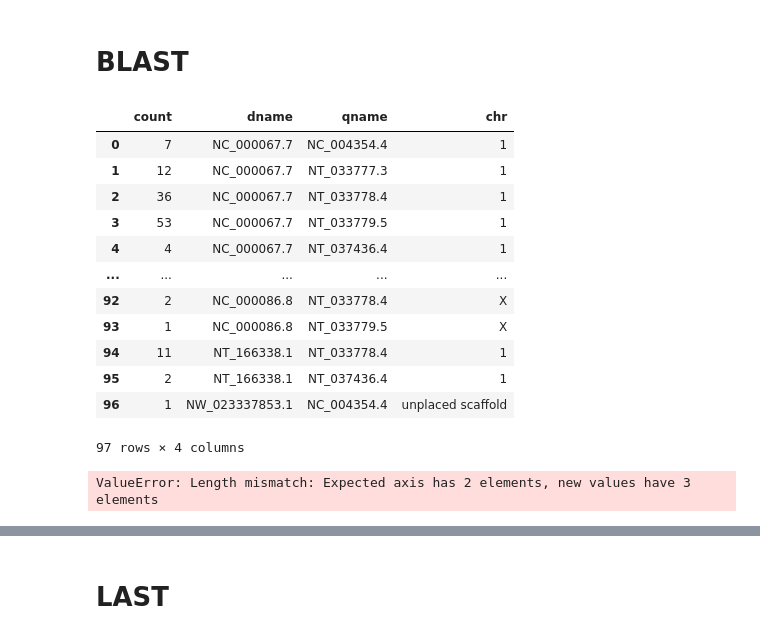
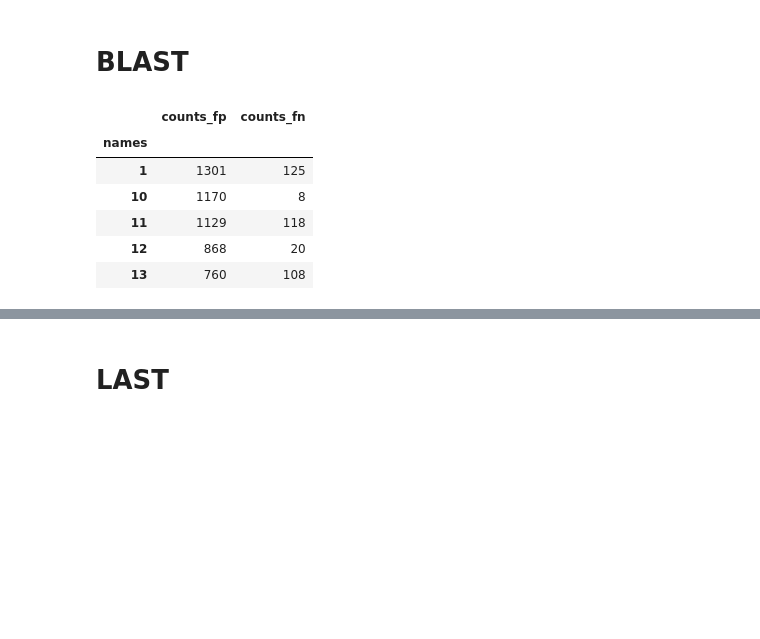
Before and after one commit to eaasna/sliding-window-testset, a Jupyter notebook: work-python/missed-matches/What is missed.ipynb, the cells around one changed output, grey strips where cells are left out. Saved outputs shown, nothing was run; the diff lists cells and outputs as text; code cells hidden in the pictures; blank space fills up the shorter version.

```diff
--- a/work-python/missed-matches/What is missed.ipynb
+++ b/work-python/missed-matches/What is missed.ipynb
@@ -110,27 +110,13 @@ def get_count_df(in_dir):
 # BLAST
 # %%
 in_dir="k28_blast_vs_stellar_l50_e2"
-read_count_table(in_dir, "fn_count_table.tsv")
-#df = get_count_df(in_dir)
-#df.head()
+df = get_count_df(in_dir)
+df.head()
 # %% [output]
-|  | count | dname | qname | chr |
-| 0 | 7 | NC_000067.7 | NC_004354.4 | 1 |
-| 1 | 12 | NC_000067.7 | NT_033777.3 | 1 |
-| 2 | 36 | NC_000067.7 | NT_033778.4 | 1 |
-| 3 | 53 | NC_000067.7 | NT_033779.5 | 1 |
-| 4 | 4 | NC_000067.7 | NT_037436.4 | 1 |
-| ... | ... | ... | ... | ... |
-| 92 | 2 | NC_000086.8 | NT_033778.4 | X |
-| 93 | 1 | NC_000086.8 | NT_033779.5 | X |
-| 94 | 11 | NT_166338.1 | NT_033778.4 | 1 |
-| 95 | 2 | NT_166338.1 | NT_037436.4 | 1 |
-| 96 | 1 | NW_023337853.1 | NC_004354.4 | unplaced scaffold |
+|  | counts_fp | counts_fn |
+| names |  |  |
+| 1 | 1301 | 125 |
+| 10 | 1170 | 8 |
+| 11 | 1129 | 118 |
+| 12 | 868 | 20 |
+| 13 | 760 | 108 |
-97 rows × 4 columns
-# %%
-in_dir="k28_blast_vs_stellar_l50_e2"
-read_count_table(in_dir, "fp_count_table.tsv")
-#df = get_count_df(in_dir)
-#df.head()
-# %% [output]
-ValueError: Length mismatch: Expected axis has 2 elements, new values have 3 elements
```
Also changed, not shown: parts of 2 cells of this notebook.
